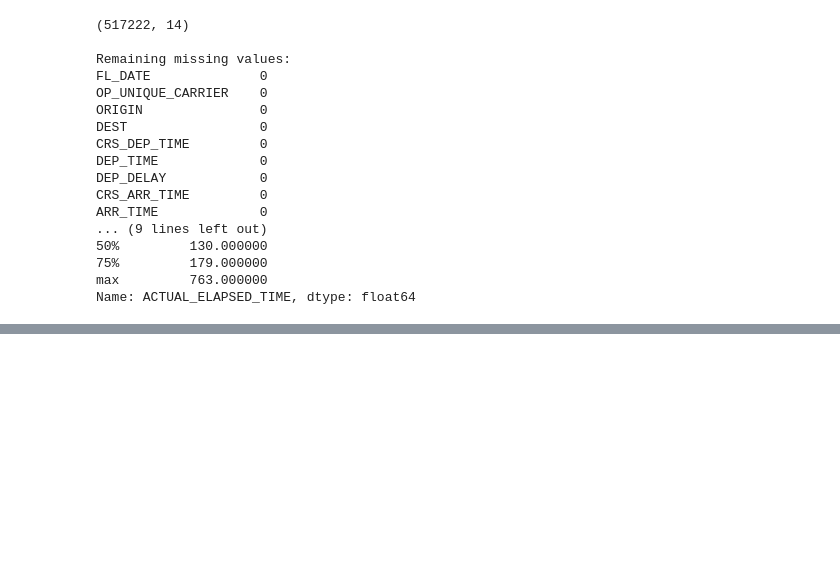
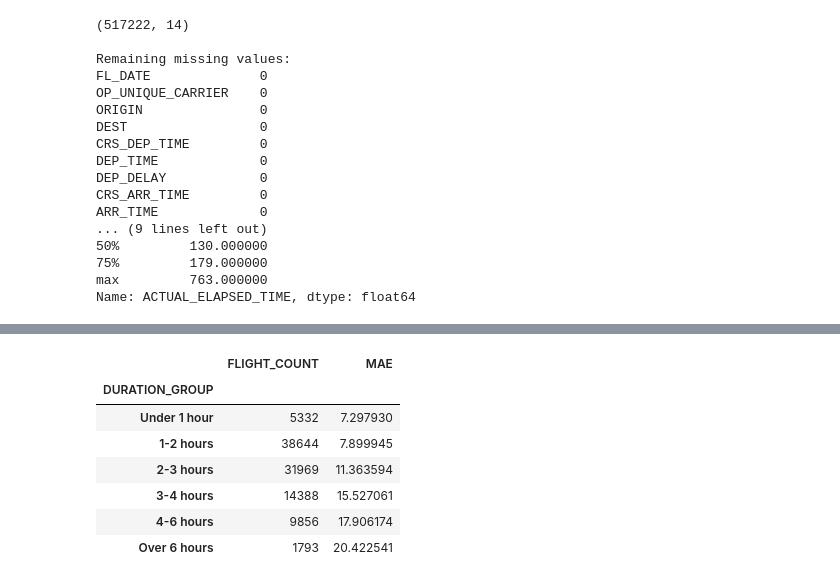
Before and after one commit to AGPtheGreat/flight-eta-system, a Jupyter notebook: notebooks/01_data_exploration.ipynb, the cells around one changed output, grey strips where cells are left out. Saved outputs shown, nothing was run; the diff lists cells and outputs as text; code cells hidden in the pictures; blank space fills up the shorter version.

```diff
--- a/notebooks/01_data_exploration.ipynb
+++ b/notebooks/01_data_exploration.ipynb
@@ -163,0 +464,39 @@ c:\Users\agp92\OneDrive\Desktop\Flight_ETA_System\.venv\Scripts\python.exe
+# %%
+# Group flights according to their actual duration.
+duration_bins = [0, 60, 120, 180, 240, 360, float("inf")]
+
+duration_labels = [
+    "Under 1 hour",
+    "1-2 hours",
+    "2-3 hours",
+    "3-4 hours",
+    "4-6 hours",
+    "Over 6 hours"
+]
+
+error_analysis["DURATION_GROUP"] = pd.cut(
+    error_analysis["ACTUAL_ELAPSED_TIME"],
+    bins=duration_bins,
+    labels=duration_labels,
+    right=False
+)
+
+# Calculate average prediction error for each duration group.
+duration_performance = error_analysis.groupby(
+    "DURATION_GROUP",
+    observed=False
+).agg(
+    FLIGHT_COUNT=("ABSOLUTE_ERROR", "count"),
+    MAE=("ABSOLUTE_ERROR", "mean")
+)
+
+duration_performance
+# %% [output]
+|  | FLIGHT_COUNT | MAE |
+| DURATION_GROUP |  |  |
+| Under 1 hour | 5332 | 7.297930 |
+| 1-2 hours | 38644 | 7.899945 |
+| 2-3 hours | 31969 | 11.363594 |
+| 3-4 hours | 14388 | 15.527061 |
+| 4-6 hours | 9856 | 17.906174 |
+| Over 6 hours | 1793 | 20.422541 |
```
Also changed, not shown: parts of 12 cells of this notebook.
